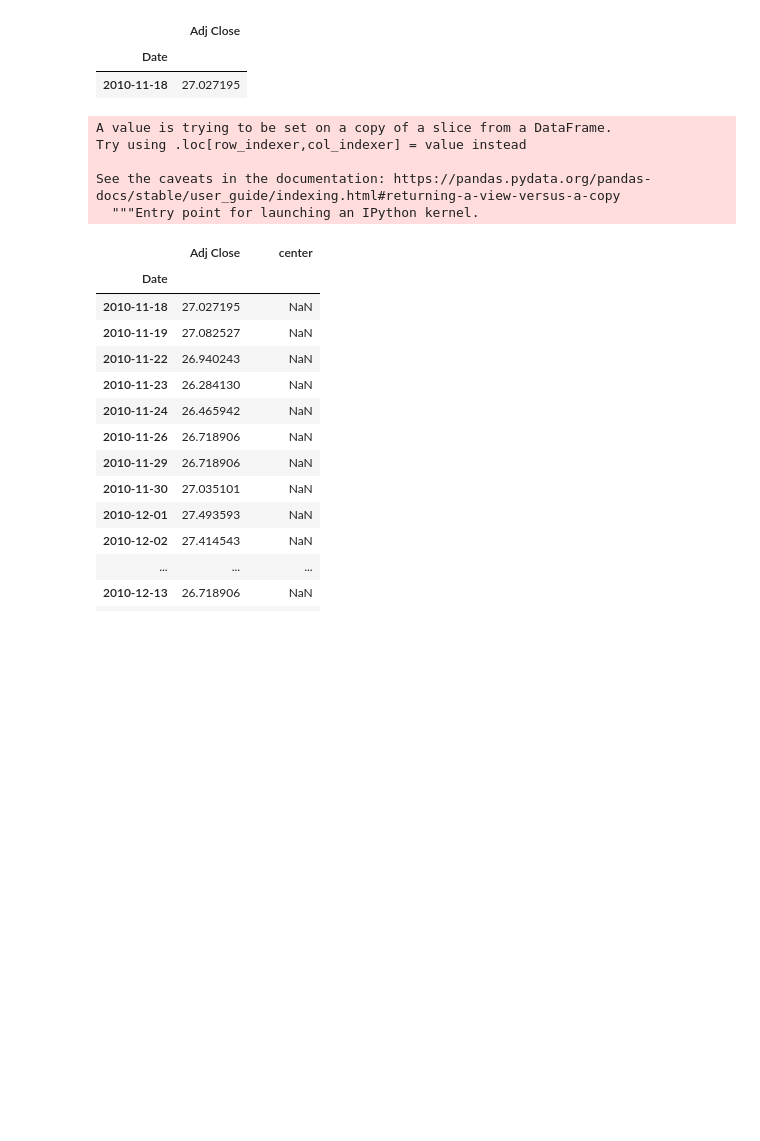
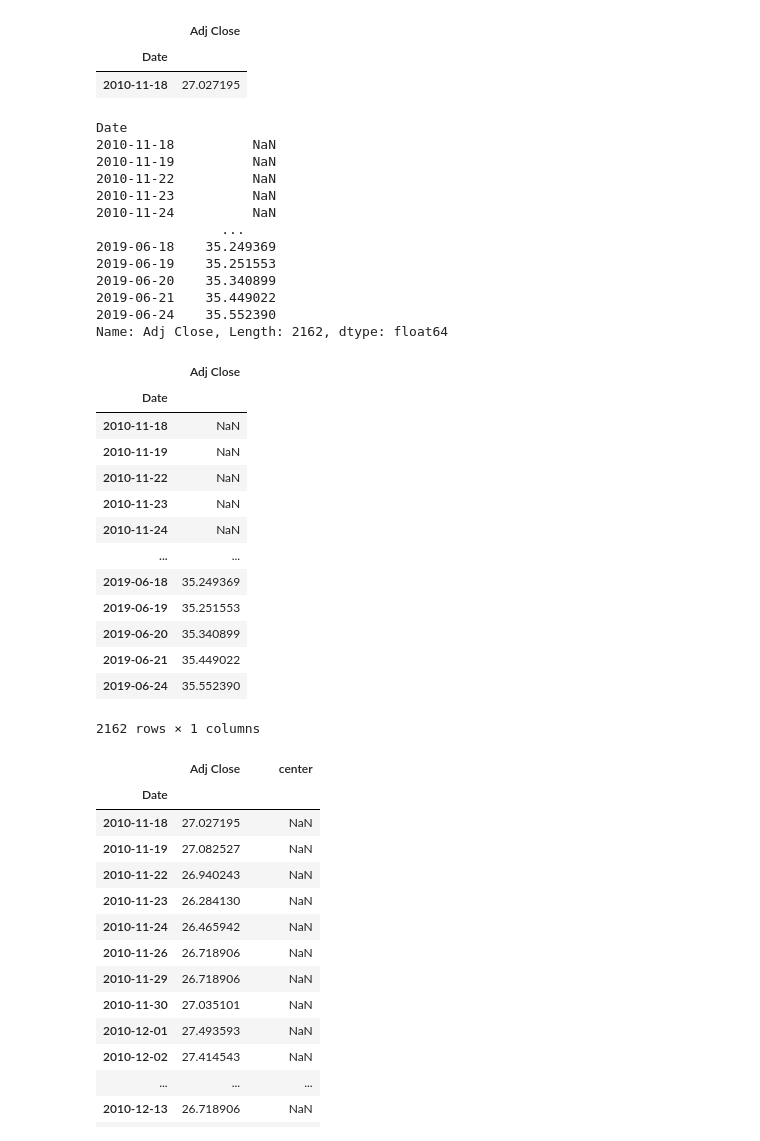
Before and after one commit to sejinhwang97ko/2023prac, a Jupyter notebook: 20230412/03_bollinger.ipynb, the cells around one changed output. Drawn from its saved outputs; the diff is of its cells as text; code cells hidden in the pictures; blank space fills up the shorter version.

```diff
--- a/20230412/03_bollinger.ipynb
+++ b/20230412/03_bollinger.ipynb
@@ -60,13 +60,39 @@ price_df.head(1)
 
 #for i in range(19, len(price_df), 1):
 # %%
-price_df['center'] = price_df['Adj Close'].rolling(20).mean()
+price_df['Adj Close'].rolling(20).mean()
 # %% [output]
-A value is trying to be set on a copy of a slice from a DataFrame.
-Try using .loc[row_indexer,col_indexer] = value instead
-
-See the caveats in the documentation: https://pandas.pydata.org/pandas-docs/stable/user_guide/indexing.html#returning-a-view-versus-a-copy
-  """Entry point for launching an IPython kernel.
+Date
+2010-11-18          NaN
+2010-11-19          NaN
+2010-11-22          NaN
+2010-11-23          NaN
+2010-11-24          NaN
+                ...
+2019-06-18    35.249369
+2019-06-19    35.251553
+2019-06-20    35.340899
+2019-06-21    35.449022
+2019-06-24    35.552390
+Name: Adj Close, Length: 2162, dtype: float64
+# %%
+price_df['center'] = price_df.rolling(20).mean()
+price_df['center']
+# %% [output]
+|  | Adj Close |
+| Date |  |
+| 2010-11-18 | NaN |
+| 2010-11-19 | NaN |
+| 2010-11-22 | NaN |
+| 2010-11-23 | NaN |
+| 2010-11-24 | NaN |
+| ... | ... |
+| 2019-06-18 | 35.249369 |
+| 2019-06-19 | 35.251553 |
+| 2019-06-20 | 35.340899 |
+| 2019-06-21 | 35.449022 |
+| 2019-06-24 | 35.552390 |
+2162 rows × 1 columns
 # %%
 price_df.head(21)
 # %% [output]
```
Also changed, not shown: 5 other files.
